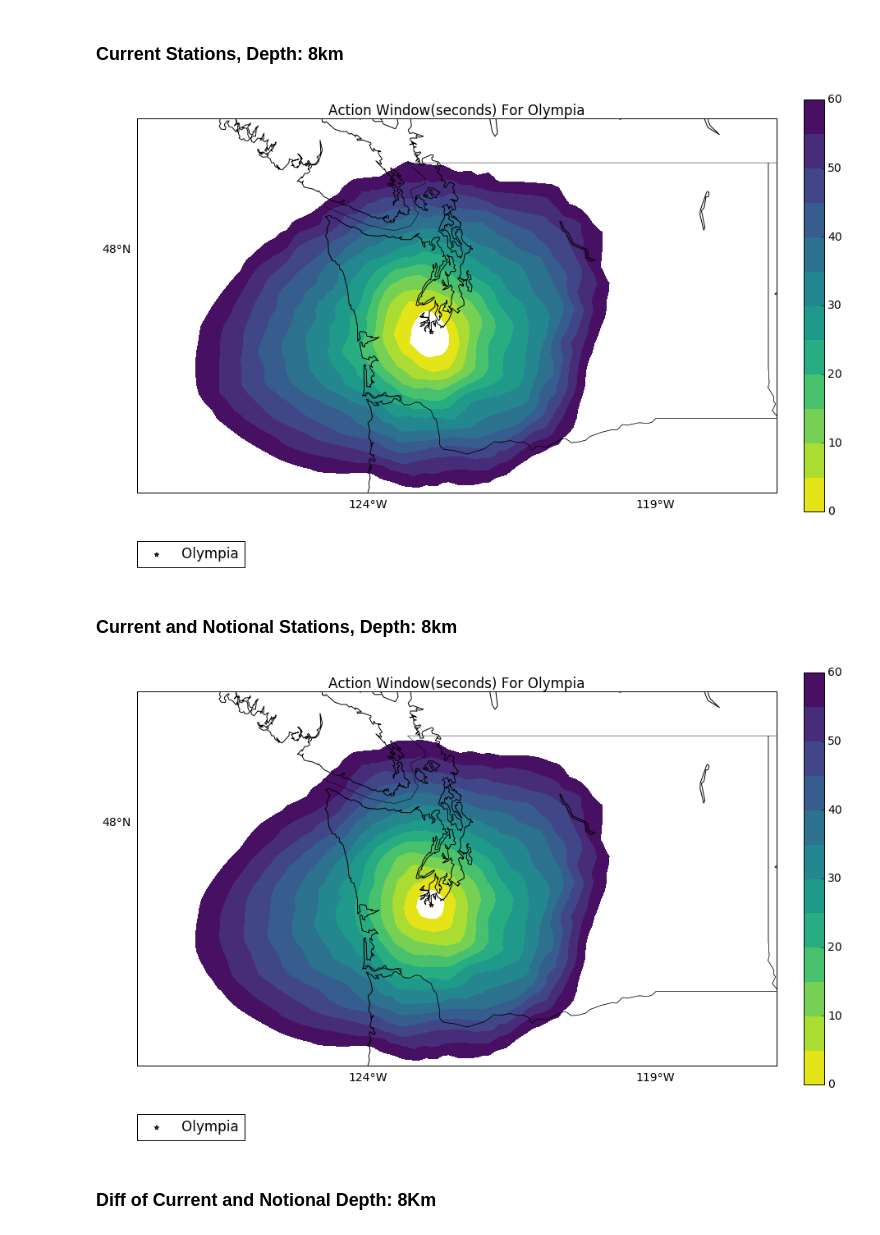
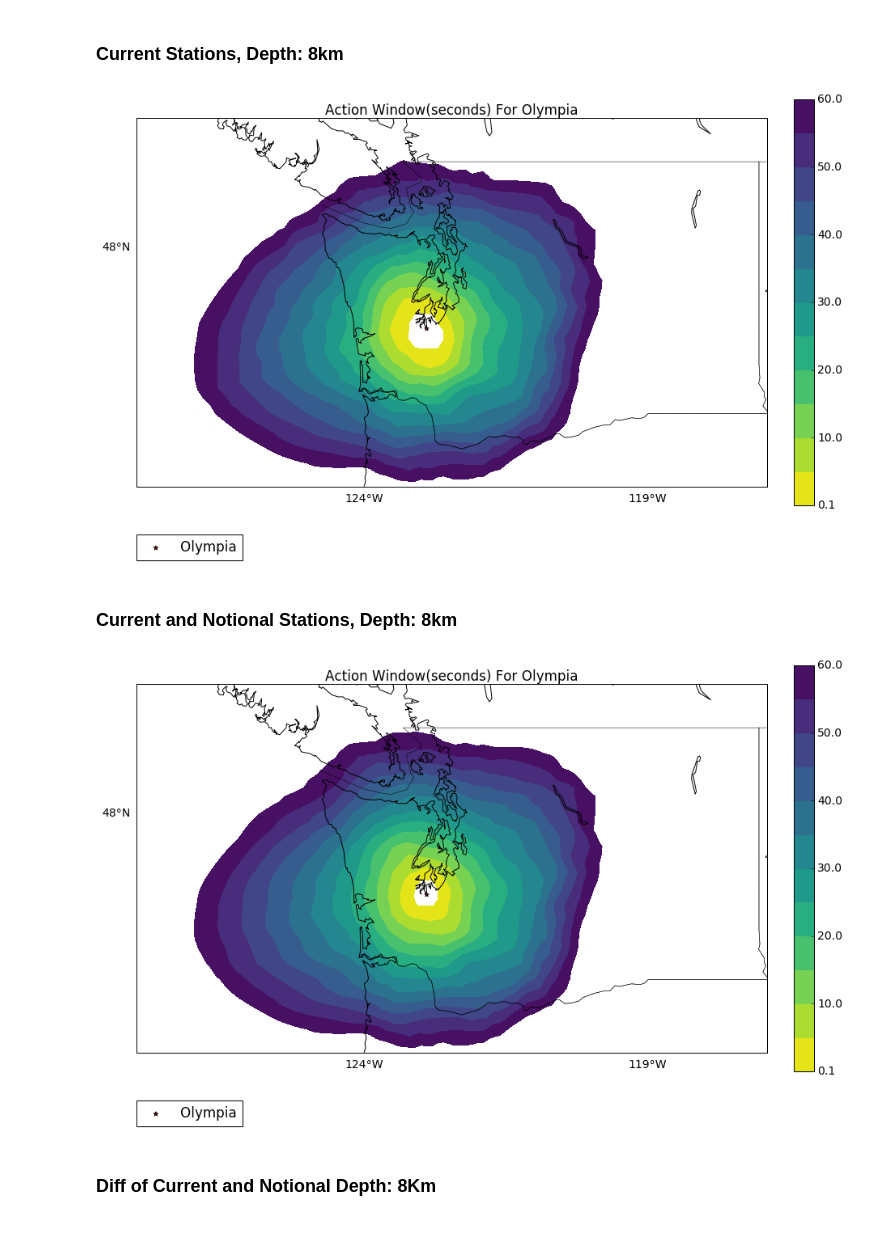
Before and after one commit to pnsn/magd_client, a Jupyter notebook: notebooks/2019_station_density_eew_washington.ipynb, the cells around one changed output. Cells and saved outputs as stored; diff of their text form; code cells hidden in the pictures.

Commit message:
clip warning time matrices at 0

```diff
--- a/notebooks/2019_station_density_eew_washington.ipynb
+++ b/notebooks/2019_station_density_eew_washington.ipynb
@@ -529,12 +529,14 @@ grid_olympia50_s_path = grid_olympia50_s.get_path()
 # 8km current warning = s_times grid - 8km trigger time grid
 grid_olympia_warning8 = grid_olympia8_s.copy("warning", "olympia_warning8")
 grid_olympia_warning8.matrix = grid_olympia_warning8.matrix - grid_trigger8.matrix
+grid_olympia_warning8.matrix = grid_olympia_warning8.matrix.clip(0) # set all negatives to 0
 grid_olympia_warning8.save()
 grid_olympia_warning8_path = grid_olympia_warning8.get_path()
 
 # 8km current + notional warning = s_times grid - 8km trigger time grid
 grid_olympia_notional_warning8 = grid_olympia8_s.copy("warning", "olympia_notional_warning8")
 grid_olympia_notional_warning8.matrix = grid_olympia_notional_warning8.matrix - grid_notional_trigger8.matrix
+grid_olympia_notional_warning8.matrix = grid_olympia_notional_warning8.matrix.clip(0)
 grid_olympia_notional_warning8.save()
 grid_olympia_notional_warning8_path = grid_olympia_notional_warning8.get_path()
 
@@ -552,12 +554,14 @@ grid_olympia_diff_warning8_path = grid_olympia_diff_warning8.get_path()
 # 20km current warning = s_times grid - 20km trigger time grid
 grid_olympia_warning20 = grid_olympia20_s.copy("warning", "olympia_warning20")
 grid_olympia_warning20.matrix = grid_olympia_warning20.matrix - grid_trigger20.matrix
+grid_olympia_warning20.matrix = grid_olympia_warning20.matrix.clip(0)
 grid_olympia_warning20.save()
 grid_olympia_warning20_path = grid_olympia_warning20.get_path()
 
 # 20km current + notional warning = s_times grid - 20km trigger time grid
 grid_olympia_notional_warning20 = grid_olympia20_s.copy("warning", "olympia_notional_warning20")
 grid_olympia_notional_warning20.matrix = grid_olympia_notional_warning20.matrix - grid_notional_trigger20.matrix
+grid_olympia_notional_warning20.matrix = grid_olympia_notional_warning20.matrix.clip(0)
 grid_olympia_notional_warning20.save()
 grid_olympia_notional_warning20_path = grid_olympia_notional_warning20.get_path()
 
@@ -574,12 +578,14 @@ grid_olympia_diff_warning20_path = grid_olympia_diff_warning20.get_path()
 # 50km current warning = s_times grid - 50km trigger time grid
 grid_olympia_warning50 = grid_olympia50_s.copy("warning", "olympia_warning50")
 grid_olympia_warning50.matrix = grid_olympia_warning50.matrix - grid_trigger50.matrix
+grid_olympia_warning50.matrix = grid_olympia_warning50.matrix.clip(0)
 grid_olympia_warning50.save()
 grid_olympia_warning50_path = grid_olympia_warning50.get_path()
 
 # 50km current + notional warning = s_times grid - 50km trigger time grid
 grid_olympia_notional_warning50 = grid_olympia50_s.copy("warning", "olympia_notional_warning50")
 grid_olympia_notional_warning50.matrix = grid_olympia_notional_warning50.matrix - grid_notional_trigger50.matrix
+grid_olympia_notional_warning50.matrix = grid_olympia_notional_warning50.matrix.clip(0)
 grid_olympia_notional_warning50.save()
 grid_olympia_notional_warning50_path = grid_olympia_notional_warning50.get_path()
 
@@ -595,13 +601,13 @@ grid_olympia_diff_warning50_path = grid_olympia_diff_warning50.get_path()
 # %%
 %run -i scripts/plot_heatmap.py \
 --path=$grid_olympia_warning8_path \
 --title1="Action Window(seconds) For Olympia" \
 --plotstas=True \
 --plotwidth=15 \
 --color=viridis_r \
---levels=0,5,10,15,20,25,30,35,40,45,50,55,60
+--levels=0.1,5,10,15,20,25,30,35,40,45,50,55,60
 # %% [output]
-[figure, old version]
+[figure, new version]
 # %% [markdown]
 ### Current and Notional Stations, Depth: 8km
 # %%
@@ -611,9 +617,9 @@ grid_olympia_diff_warning50_path = grid_olympia_diff_warning50.get_path()
 --plotstas=True \
 --plotwidth=15 \
 --color=viridis_r \
---levels=0,5,10,15,20,25,30,35,40,45,50,55,60
+--levels=0.1,5,10,15,20,25,30,35,40,45,50,55,60
 # %% [output]
-[figure, old version]
+[figure, new version]
 # %% [markdown]
 ### Diff of Current and Notional Depth: 8Km
 # %%
```
Also changed, not shown: parts of 6 cells of this notebook, 3 other files.
